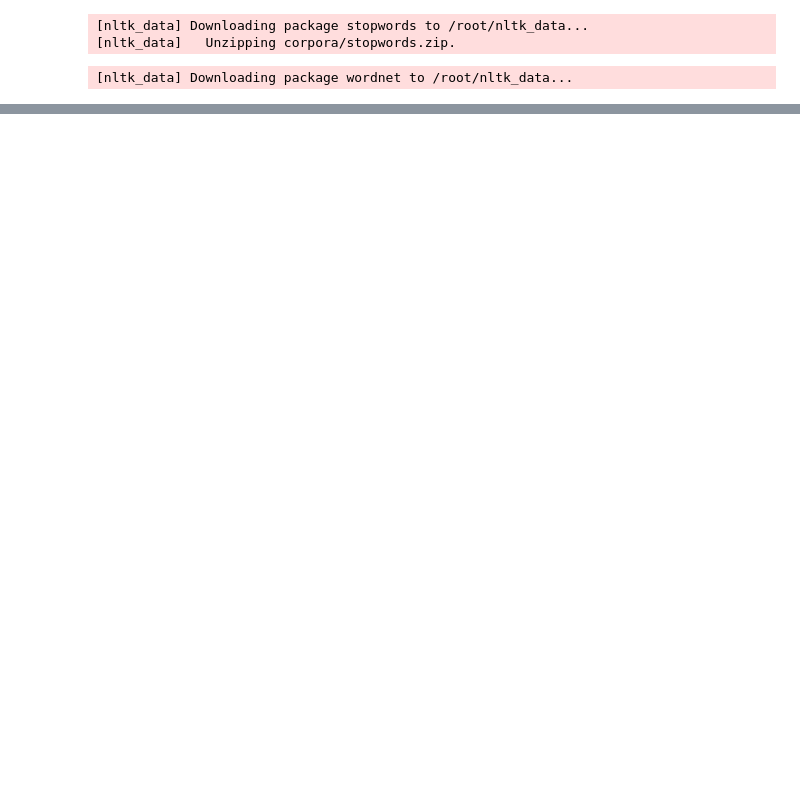
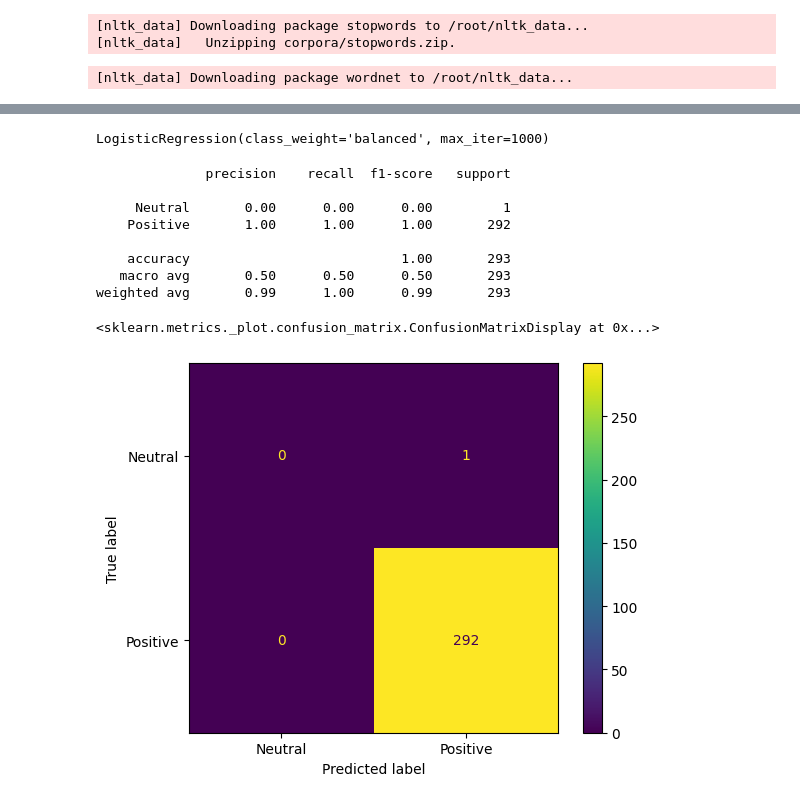
Before and after one commit to cit-24-01-0024/NLP_Group_24-, a Jupyter notebook: SENTISCOPE.ipynb, the cells around one changed output, grey strips where cells are left out. Saved outputs shown, nothing was run; the diff lists cells and outputs as text; code cells hidden in the pictures; blank space fills up the shorter version.

```diff
--- a/SENTISCOPE.ipynb
+++ b/SENTISCOPE.ipynb
@@ -193,0 +274,38 @@ X_res, y_res = ros.fit_resample(X_train, y_train)
+# %%
+from sklearn.linear_model import LogisticRegression
+lr = LogisticRegression(max_iter=1000, class_weight='balanced')
+lr.fit(X_train_tfidf, y_train)
+preds = lr.predict(X_test_tfidf)
+# %%
+from sklearn.feature_extraction.text import TfidfVectorizer
+
+tfidf = TfidfVectorizer(max_features=5000)
+X_train_tfidf = tfidf.fit_transform(train_df['final_text'])
+X_test_tfidf = tfidf.transform(test_df['final_text'])
+# %%
+from sklearn.linear_model import LogisticRegression
+
+lr = LogisticRegression(max_iter=1000, class_weight='balanced')
+lr.fit(X_train_tfidf, y_train)
+# %% [output]
+LogisticRegression(class_weight='balanced', max_iter=1000)
+# %%
+preds = lr.predict(X_test_tfidf)
+# %%
+from sklearn.metrics import classification_report, confusion_matrix, ConfusionMatrixDisplay
+
+print(classification_report(y_test, preds, target_names=le.classes_))
+
+cm = confusion_matrix(y_test, preds)
+ConfusionMatrixDisplay(cm, display_labels=le.classes_).plot()
+# %% [output]
+              precision    recall  f1-score   support
+
+     Neutral       0.00      0.00      0.00         1
+    Positive       1.00      1.00      1.00       292
+
+    accuracy                           1.00       293
+   macro avg       0.50      0.50      0.50       293
+weighted avg       0.99      1.00      0.99       293
+<sklearn.metrics._plot.confusion_matrix.ConfusionMatrixDisplay at 0x...>
+[figure, added]
```
Also changed, not shown: parts of 21 cells of this notebook.
